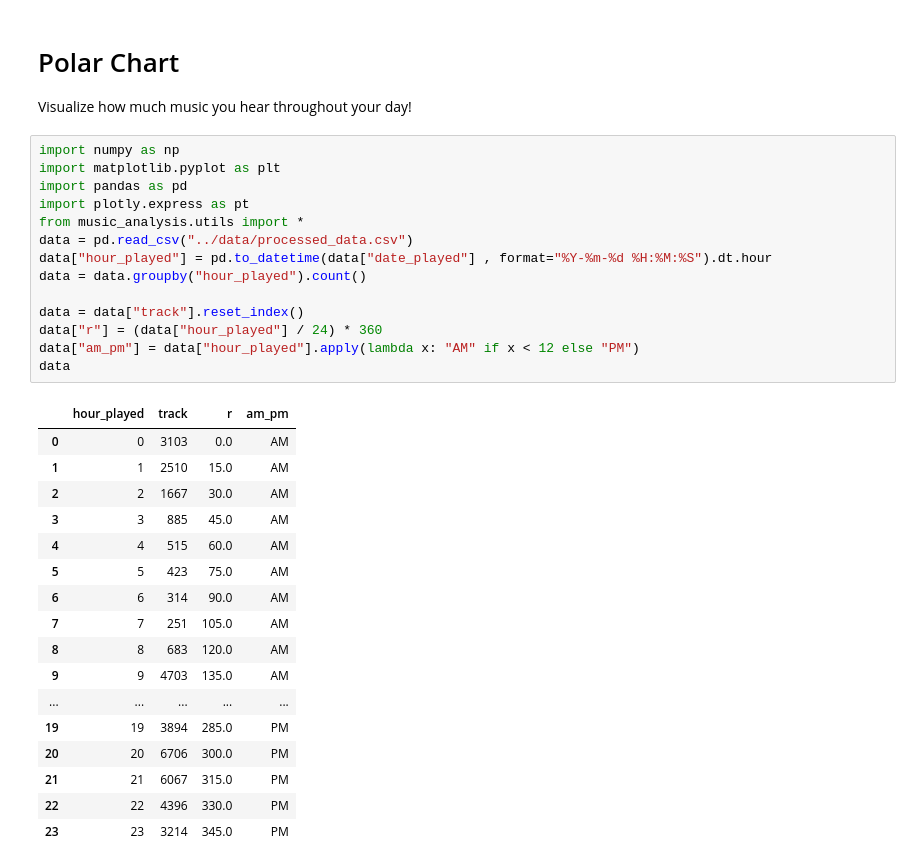
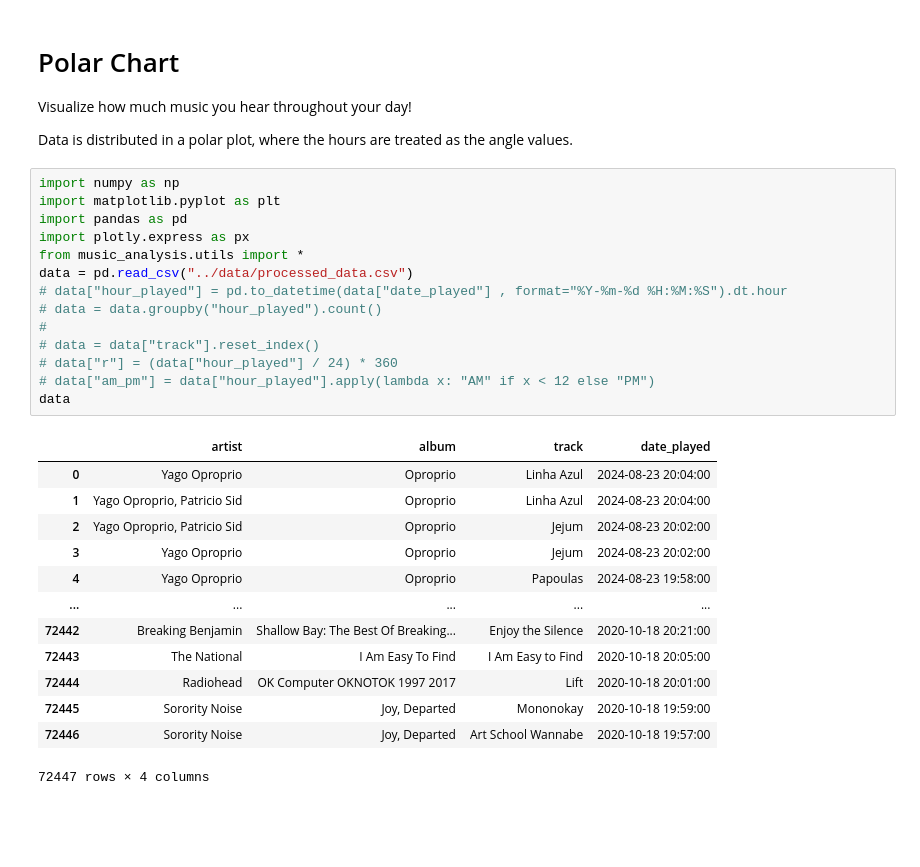
Before and after one commit to 0-lucas/music-analysis, a Jupyter notebook: notebooks/3-la-data-visualization.ipynb, the cells around one changed output. Cells and saved outputs as stored; diff of their text form; blank space fills up the shorter version.

```diff
--- a/notebooks/3-la-data-visualization.ipynb
+++ b/notebooks/3-la-data-visualization.ipynb
@@ -1,36 +1,34 @@
 # %% [markdown]
 # Polar Chart
 Visualize how much music you hear throughout your day!
+
+Data is distributed in a polar plot, where the hours are treated as the angle values.
 # %%
 import numpy as np
 import matplotlib.pyplot as plt
 import pandas as pd
-import plotly.express as pt
+import plotly.express as px
 from music_analysis.utils import *
 data = pd.read_csv("../data/processed_data.csv")
-data["hour_played"] = pd.to_datetime(data["date_played"] , format="%Y-%m-%d %H:%M:%S").dt.hour
-data = data.groupby("hour_played").count()
-
-data = data["track"].reset_index()
-data["r"] = (data["hour_played"] / 24) * 360
-data["am_pm"] = data["hour_played"].apply(lambda x: "AM" if x < 12 else "PM")
+# data["hour_played"] = pd.to_datetime(data["date_played"] , format="%Y-%m-%d %H:%M:%S").dt.hour
+# data = data.groupby("hour_played").count()
+#
+# data = data["track"].reset_index()
+# data["r"] = (data["hour_played"] / 24) * 360
+# data["am_pm"] = data["hour_played"].apply(lambda x: "AM" if x < 12 else "PM")
 data
 # %% [output]
-|  | hour_played | track | r | am_pm |
-| 0 | 0 | 3103 | 0.0 | AM |
-| 1 | 1 | 2510 | 15.0 | AM |
-| 2 | 2 | 1667 | 30.0 | AM |
-| 3 | 3 | 885 | 45.0 | AM |
-| 4 | 4 | 515 | 60.0 | AM |
-| 5 | 5 | 423 | 75.0 | AM |
-| 6 | 6 | 314 | 90.0 | AM |
-| 7 | 7 | 251 | 105.0 | AM |
-| 8 | 8 | 683 | 120.0 | AM |
-| 9 | 9 | 4703 | 135.0 | AM |
+|  | artist | album | track | date_played |
+| 0 | Yago Oproprio | Oproprio | Linha Azul | 2024-08-23 20:04:00 |
+| 1 | Yago Oproprio, Patricio Sid | Oproprio | Linha Azul | 2024-08-23 20:04:00 |
+| 2 | Yago Oproprio, Patricio Sid | Oproprio | Jejum | 2024-08-23 20:02:00 |
+| 3 | Yago Oproprio | Oproprio | Jejum | 2024-08-23 20:02:00 |
+| 4 | Yago Oproprio | Oproprio | Papoulas | 2024-08-23 19:58:00 |
 | ... | ... | ... | ... | ... |
-| 19 | 19 | 3894 | 285.0 | PM |
-| 20 | 20 | 6706 | 300.0 | PM |
-| 21 | 21 | 6067 | 315.0 | PM |
-| 22 | 22 | 4396 | 330.0 | PM |
-| 23 | 23 | 3214 | 345.0 | PM |
+| 72442 | Breaking Benjamin | Shallow Bay: The Best Of Breaking... | Enjoy the Silence | 2020-10-18 20:21:00 |
+| 72443 | The National | I Am Easy To Find | I Am Easy to Find | 2020-10-18 20:05:00 |
+| 72444 | Radiohead | OK Computer OKNOTOK 1997 2017 | Lift | 2020-10-18 20:01:00 |
+| 72445 | Sorority Noise | Joy, Departed | Mononokay | 2020-10-18 19:59:00 |
+| 72446 | Sorority Noise | Joy, Departed | Art School Wannabe | 2020-10-18 19:57:00 |
+72447 rows × 4 columns
 # %%
```
Also changed, not shown: parts of 4 cells of this notebook, 5 other files.
